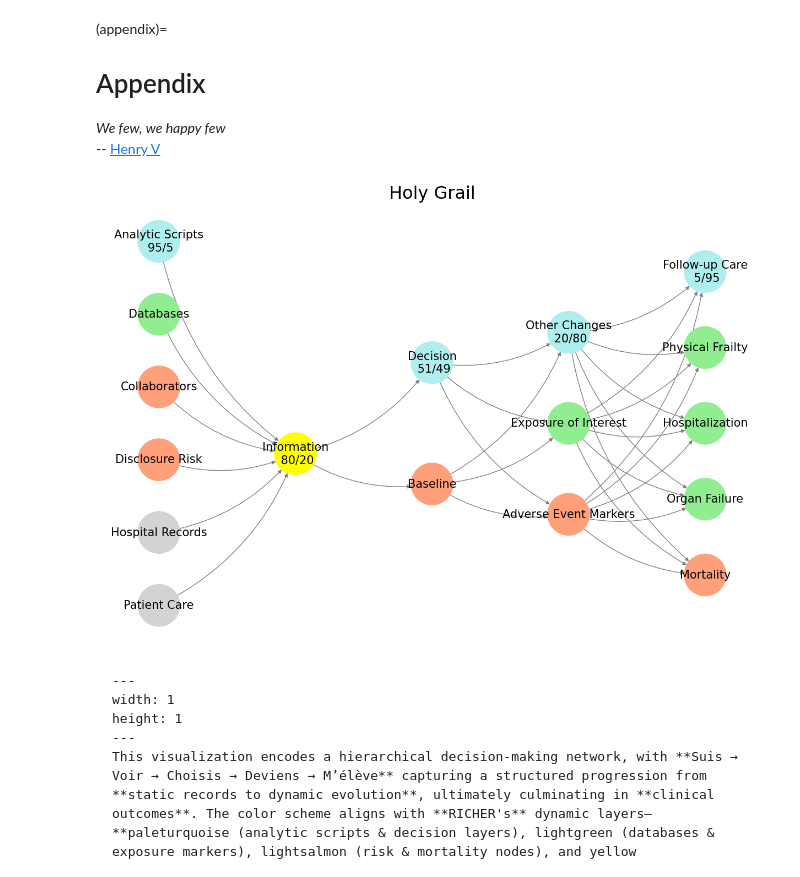
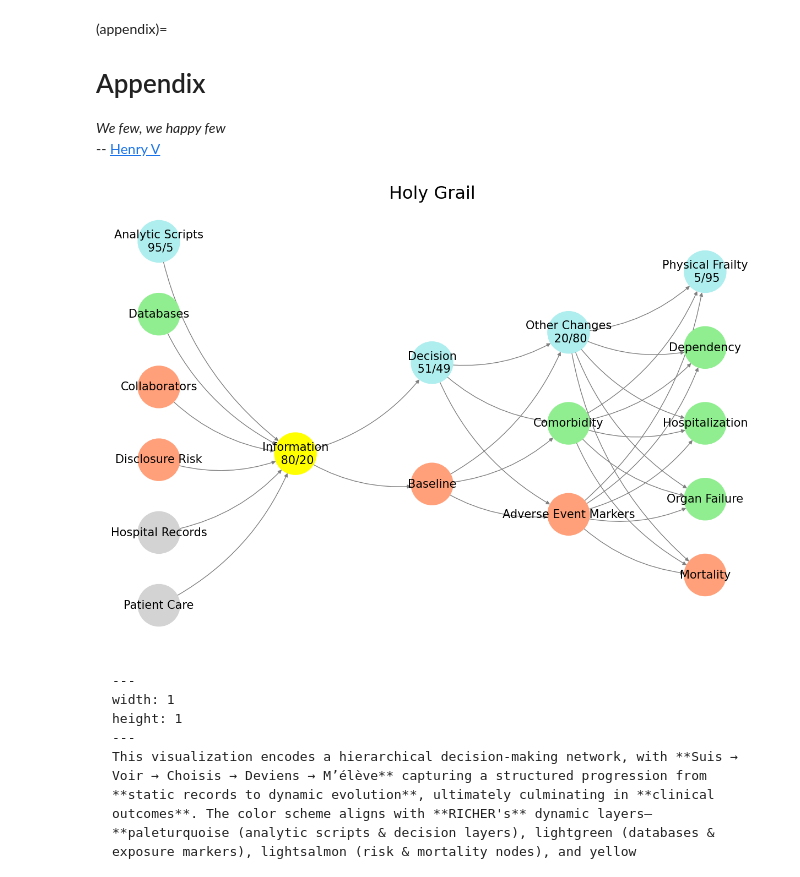
Before and after one commit to abikesa/donors, a Jupyter notebook: kitabo/ensi/_build/jupyter_execute/act3/act3.ipynb, the cells around one changed output. Drawn from its saved outputs; the diff is of its cells as text; code cells hidden in the pictures.

Commit message:
comorbidity & dependency

````diff
--- a/kitabo/ensi/_build/jupyter_execute/act3/act3.ipynb
+++ b/kitabo/ensi/_build/jupyter_execute/act3/act3.ipynb
@@ -15,16 +15,16 @@ def define_layers():
         'Suis': ['Patient Care', 'Hospital Records', 'Disclosure Risk', 'Collaborators', 'Databases', 'Analytic Scripts\n 95/5', ], # Static
         'Voir': ['Information\n 80/20'],
         'Choisis': ['Baseline', 'Decision\n 51/49'],
-        'Deviens': ['Adverse Event Markers', 'Exposure of Interest', 'Other Changes\n 20/80'],
-        "M'èléve": ['Mortality', 'Organ Failure',  'Hospitalization', 'Physical Frailty', 'Follow-up Care\n 5/95']
+        'Deviens': ['Adverse Event Markers', 'Comorbidity', 'Other Changes\n 20/80'],
+        "M'èléve": ['Mortality', 'Organ Failure',  'Hospitalization', 'Dependency', 'Physical Frailty\n 5/95']
     }
 
 # Assign colors to nodes
 def assign_colors():
     color_map = { # Dynamic
         'yellow': ['Information\n 80/20'],
-        'paleturquoise': ['Analytic Scripts\n 95/5', 'Decision\n 51/49', 'Other Changes\n 20/80', 'Follow-up Care\n 5/95'],
-        'lightgreen': ['Databases', 'Exposure of Interest', 'Organ Failure', 'Physical Frailty', 'Hospitalization'],
+        'paleturquoise': ['Analytic Scripts\n 95/5', 'Decision\n 51/49', 'Other Changes\n 20/80', 'Physical Frailty\n 5/95'],
+        'lightgreen': ['Databases', 'Comorbidity', 'Organ Failure', 'Dependency', 'Hospitalization'],
         'lightsalmon': [
             'Disclosure Risk', 'Collaborators', 'Baseline',
             'Adverse Event Markers', 'Mortality'
@@ -46,34 +46,34 @@ def visualize_nn():
     node_colors = []
 
     # Add nodes and assign positions
     for i, (layer_name, nodes) in enumerate(layers.items()):
         positions = calculate_positions(nodes, x_offset=i * 2)
         for node, position in zip(nodes, positions):
             G.add_node(node, layer=layer_name)
             pos[node] = position
             node_colors.append(colors.get(node, 'lightgray'))
 
     # Add edges (automated for consecutive layers)
     layer_names = list(layers.keys())
     for i in range(len(layer_names) - 1):
         source_layer, target_layer = layer_names[i], layer_names[i + 1]
         for source in layers[source_layer]:
             for target in layers[target_layer]:
                 G.add_edge(source, target)
 
     # Draw the graph
     plt.figure(figsize=(12, 8))
     nx.draw(
         G, pos, with_labels=True, node_color=node_colors, edge_color='gray',
         node_size=3000, font_size=15, connectionstyle="arc3,rad=0.2"
     )
     plt.title("Holy Grail", fontsize=23)
     plt.show()
 
 # Run the visualization
 visualize_nn()
 # %% [output]
-[figure, old version]
+[figure, new version]
 # %% [markdown]
 ```{figure} https://www.ledr.com/colours/white.jpg
 ---
````
Also changed, not shown: 43 other files.
